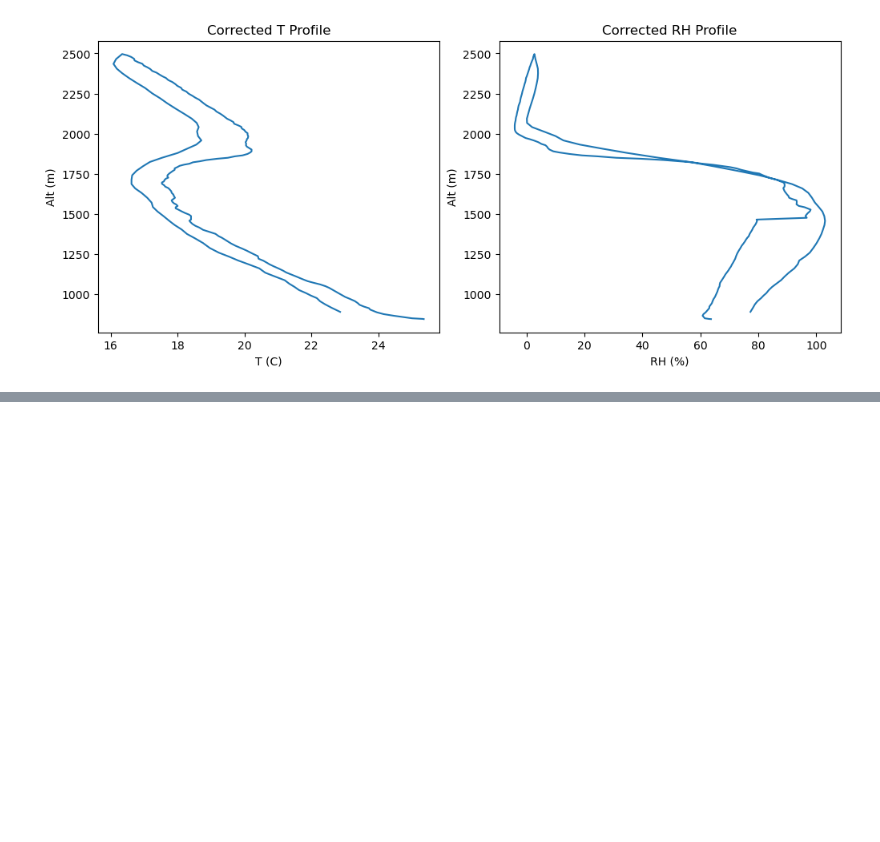
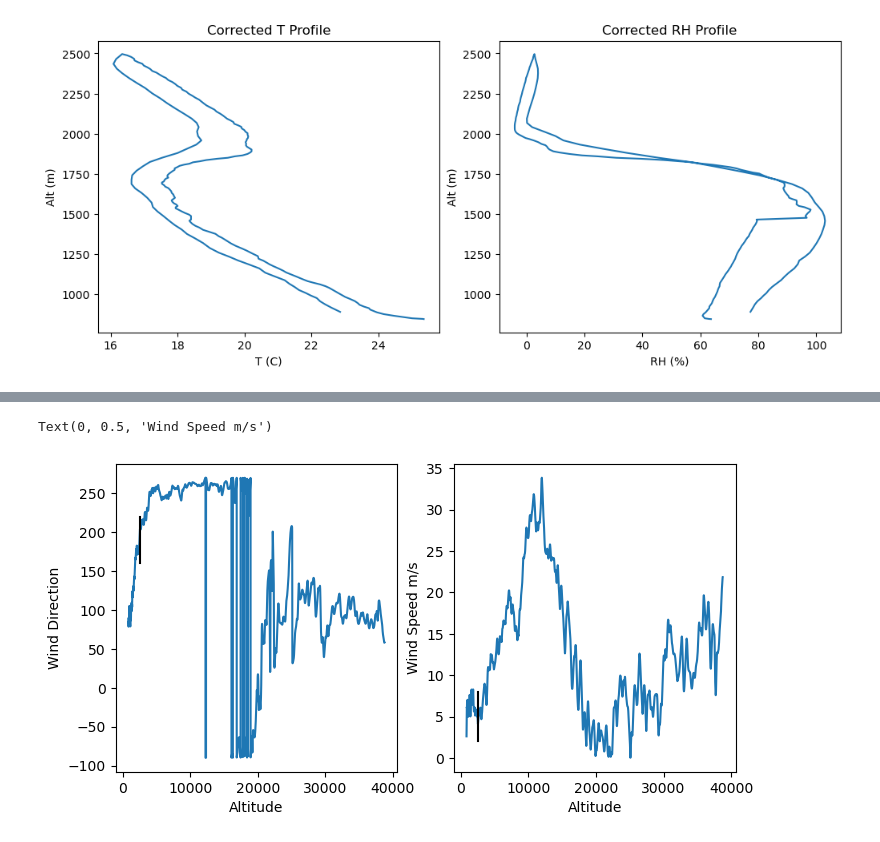
Before and after one commit to joshua-wx/hailsonde_tools, a Jupyter notebook: proximity_profile.ipynb, the cells around one changed output, grey strips where cells are left out. Cells and saved outputs as stored; diff of their text form; code cells hidden in the pictures; blank space fills up the shorter version.

```diff
--- a/proximity_profile.ipynb
+++ b/proximity_profile.ipynb
@@ -278,0 +365,17 @@ ax.legend()
+# %%
+#plot
+fig = plt.figure(figsize=[8,4])
+ax1 = plt.subplot(1,2,1)
+ax1.plot(cm1_hght, cm1_wdir)
+ax1.plot([cm1_profile_hght,cm1_profile_hght],[160,220], 'k-')
+ax1.set_xlabel('Altitude')
+ax1.set_ylabel('Wind Direction')
+
+ax2 = plt.subplot(1,2,2)
+ax2.plot(cm1_hght, cm1_wspd)
+ax2.plot([cm1_profile_hght,cm1_profile_hght],[2,8], 'k-')
+ax2.set_xlabel('Altitude')
+ax2.set_ylabel('Wind Speed m/s')
+# %% [output]
+Text(0, 0.5, 'Wind Speed m/s')
+[figure, added]
```
Also changed, not shown: parts of 6 cells of this notebook, 5 other files.
